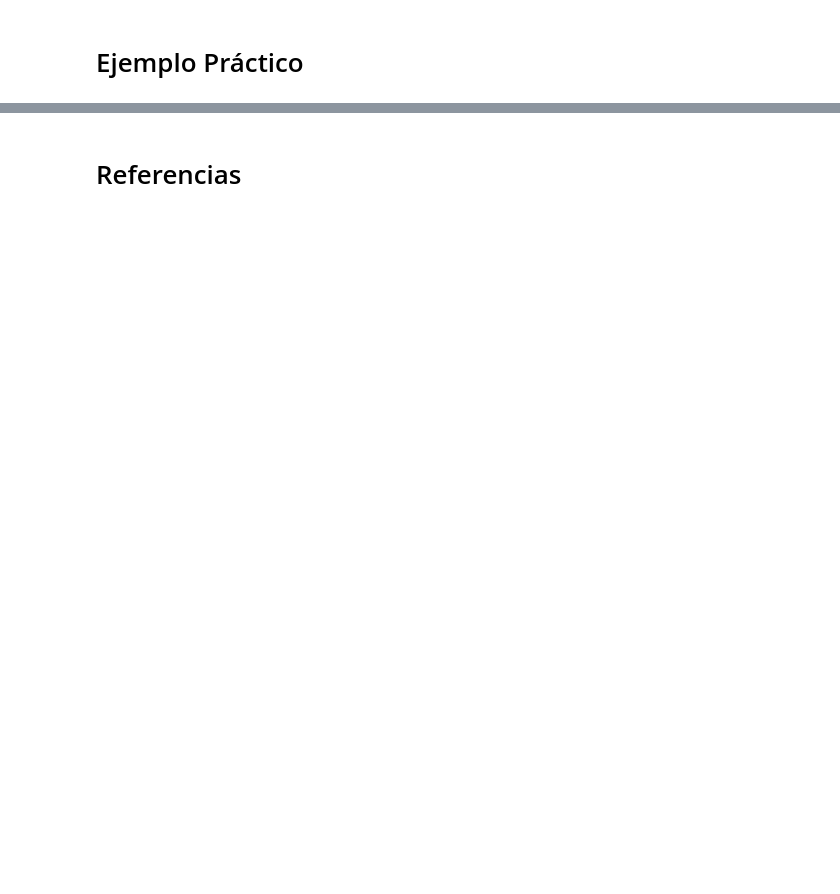
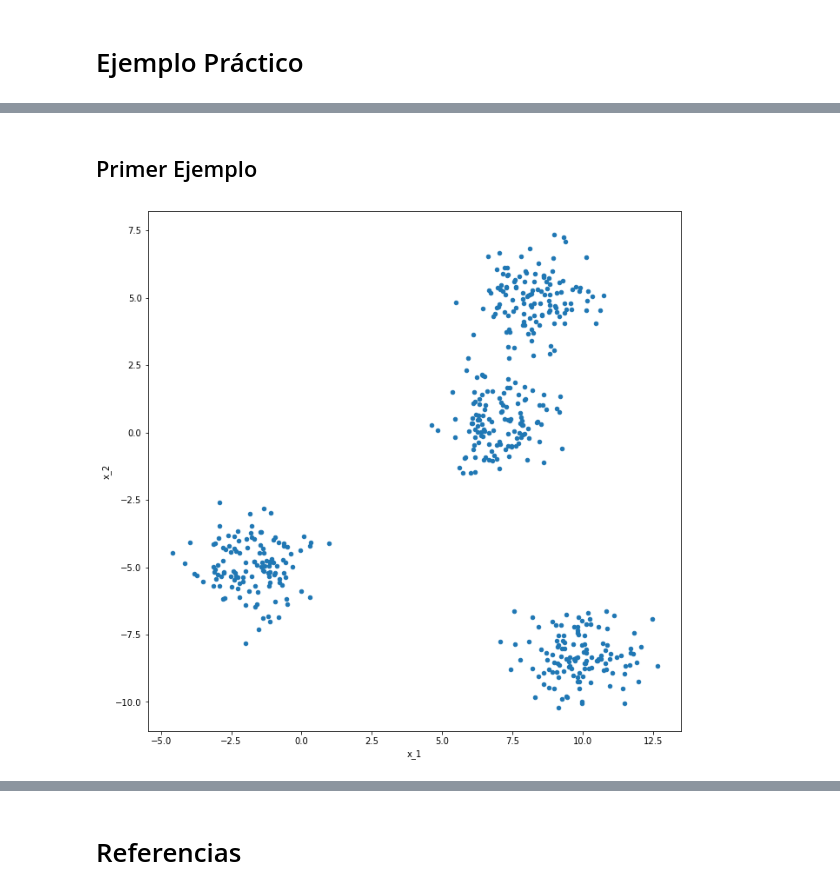
Before and after one commit to ricardomj0499/IA-Investgaci-n-DBSCAN, a Jupyter notebook: DBSCAN.ipynb, the cells around one changed output, grey strips where cells are left out. Saved outputs shown, nothing was run; the diff lists cells and outputs as text; code cells hidden in the pictures; blank space fills up the shorter version.

```diff
--- a/DBSCAN.ipynb
+++ b/DBSCAN.ipynb
@@ -133,0 +204,2 @@ Silhouette Coefficient: 0.626
+# %% [markdown]
+## Primer Ejemplo
@@ -133,0 +211,17 @@ Silhouette Coefficient: 0.626
+# %%
+# make_blobs() puede ser usada para generar grupos de puntos con una distribución Gausiana
+# Con sus parámetros controlamos cuantos puntos, de manchas;
+# retorna Xndarray de la forma (n_samples, n_features)
+# y las etiquetas de pertenencia al cluster de cada muestra
+X, _ = make_blobs(n_samples = 500, centers = 4, n_features = 2)
+
+Y, _ = make_blobs(n_samples = 5000, centers = 6, n_features = 2)
+# %%
+df1 = DataFrame(dict(x=X[:,0], y=X[:,1]))
+fig1, ax1 = plt.subplots(figsize=(11,11))
+df1.plot(ax=ax1, kind='scatter', x='x', y='y')
+plt.xlabel('x_1')
+plt.ylabel('x_2')
+plt.show()
+# %% [output]
+[figure, added]
```
Also changed, not shown: parts of 46 cells of this notebook.
